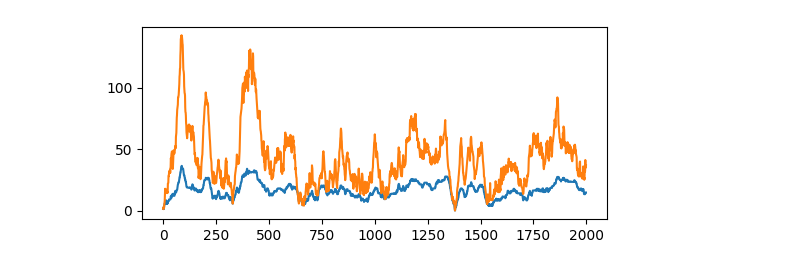
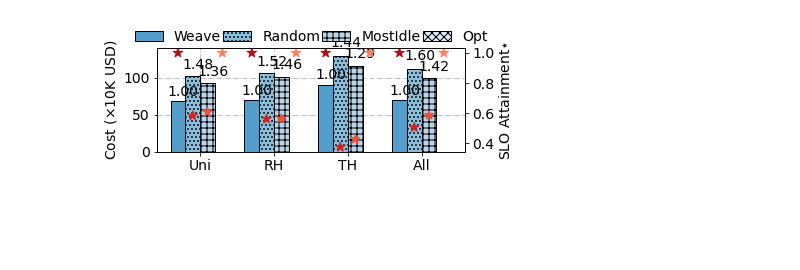
Before and after one commit to wutianyuan1/ROLL, a Jupyter notebook: global_scheduler/parse.ipynb, the cells around one changed output. Drawn from its saved outputs; the diff is of its cells as text; code cells hidden in the pictures; blank space fills up the shorter version.

```diff
--- a/global_scheduler/parse.ipynb
+++ b/global_scheduler/parse.ipynb
@@ -4,7 +4,9 @@ import matplotlib.pyplot as plt
 import pandas as pd
 import json
 import numpy as np
-from datetime import datetime
+import datetime
+import matplotlib
+matplotlib.rcParams['pdf.fonttype'] = 42
 # %%
 class Job:
     def __init__(self, jid, ts, te):
@@ -51,6 +55,4 @@ print(max_running_jobs, sum(running_job_sizes) / len(running_job_sizes))
 # %%
-import datetime
-
 def parse_line(line):
     mix_type, line = line.split("--")
     results = {}
@@ -62,31 +64,82 @@ def parse_line(line):
         results[method] = (total_cost, time_costs, time_invalid_jobs)
     return mix_type, results
 
+def cdf(x, plot=True, *args, **kwargs):
+    x, y = sorted(x), np.arange(len(x)) / len(x)
+    return plt.plot(x, y, *args, **kwargs) if plot else (x, y)
+
 with open("run_results.txt", 'r') as f:
     content = f.read().split("\n")
 
+
+# if len(time_costs) == 0:
+#     continue
+# xs, invs, alls, costs = [], [], [], []
+# calc_num_invalid_jobs = lambda group_invalid_jobs: sum(len(group_invalid_jobs[grp_id]) for grp_id in group_invalid_jobs)
+# t0 = time_costs[0][0]
+# for (last_t, t, last_invalid, last_num_all) in time_invalid_jobs:
+#     invs.append(calc_num_invalid_jobs(last_invalid))
+#     alls.append(last_num_all)
+# for (last_t, t, cost_t) in time_costs:
+#     xs.append((last_t - t0).total_seconds() / 3600 / 24)
+#     costs.append(cost_t)
+# cdf(costs)
+# if not all_plotted:
+#     # plt.plot(np.arange(len(xs)), alls)
+#     all_plotted = True
+
+plt.figure(figsize=(6, 2.5))
+all_costs = {}
+all_slos = {}
 for line in content:
     if len(line) <= 1:
         continue
     mix_type, results = parse_line(line)
-    plt.figure(figsize=(6, 2.5))
-    plt.subplot(111)
     all_plotted = False
+    mix_type_costs = {}
+    mix_type_slos = {}
     for method in results:
         total_cost, time_costs, time_invalid_jobs = results[method]
-        if len(time_costs) == 0:
-            continue
-        xs, invs, alls, costs = [], [], [], []
-        calc_num_invalid_jobs = lambda group_invalid_jobs: sum(len(group_invalid_jobs[grp_id]) for grp_id in group_invalid_jobs)
-        t0 = time_invalid_jobs[0][0]
-        for (last_t, t, last_invalid, last_num_all) in time_invalid_jobs:
-            xs.append((last_t - t0).total_seconds() / 3600 / 24)
-            invs.append(calc_num_invalid_jobs(last_invalid))
-            alls.append(last_num_all)
-        for (last_t, t, cost_t) in time_costs:
-            costs.append(cost_t)
-        plt.plot(np.arange(len(xs)), costs)
-        if not all_plotted:
-            # plt.plot(np.arange(len(xs)), alls)
-            all_plotted = True
+        h800_per_hr = 5.28 * 32
+        mix_type_costs[method] = total_cost / 3600 * h800_per_hr / 10000
+        num_invalid_jobs = lambda group_invalid_jobs: sum(len(group_invalid_jobs[grp_id]) for grp_id in group_invalid_jobs)
+        slo_violation_counts = [num_invalid_jobs(i[2]) for i in time_invalid_jobs]
+        slo_attainment_ratio = 1 - (sum(slo_violation_counts) / sum(i[3] for i in time_invalid_jobs) if len(time_invalid_jobs) != 0 else 0)
+        mix_type_slos[method] = slo_attainment_ratio
+    all_costs[mix_type] = mix_type_costs
+    all_slos[mix_type] = mix_type_slos
+
+
+shift = 0
+w = 0.2
+hatches = [None, '...', '||--', 'xxx']
+import seaborn as sns
+colors = sns.color_palette('Blues')[::-1][2:]
+star_colors = sns.color_palette('Reds')[::-1]
+ax1 = plt.gca()
+ax2 = plt.twinx()
+for ((mtype, v), (mtype2, slov)) in zip(all_costs.items(), all_slos.items()):
+    print(shift + np.arange(len(v)) * w, list(v.values()))
+    ax1.bar(shift + np.arange(len(v)) * w, list(v.values()), width=w, color=colors[:len(v)], edgecolor='black', label=v.keys() if mtype == 'all' else None, hatch=hatches, zorder=2)
+    ax2.scatter(shift + np.arange(len(slov)) * w, list(slov.values()), marker='*', color=star_colors[:len(slov)], s=100)
+    for i, (method, mv) in enumerate(v.items()):
+        if method != 'Opt':
+            ax1.text(shift + i * w - w*0.7, mv*1.1, "{:.2f}".format((mv/v['Weave'])), fontdict={"fontsize":14}, zorder=2)
+    shift += 1
+
+
+plt.sca(ax2)
+plt.yticks(fontsize=14)
+plt.ylabel("SLO Attainment$\star$", fontdict={"fontsize": 14})
+
+plt.sca(ax1)
+plt.xticks(np.arange(4) + w * 1.5, ['Uni', 'RH', 'TH', 'All'], fontsize=14)
+plt.yticks(fontsize=14)
+plt.ylim(0, 140)
+plt.grid(linestyle='-.', zorder=0)
+plt.ylabel("Cost ($\\times$10K USD)", fontdict={"fontsize": 14})
+plt.legend(fontsize=14, ncols=4, frameon=False, columnspacing=0.15, loc='upper center', bbox_to_anchor=(0.5, 1.3))
+
+plt.tight_layout()
+plt.savefig("ablation_type.pdf")
 # %% [output]
@@ -93 +150 @@ for line in content:
-[figure, old version]
+[figure, new version]
```
Also changed, not shown: parts of 2 cells of this notebook, 16 other files.
